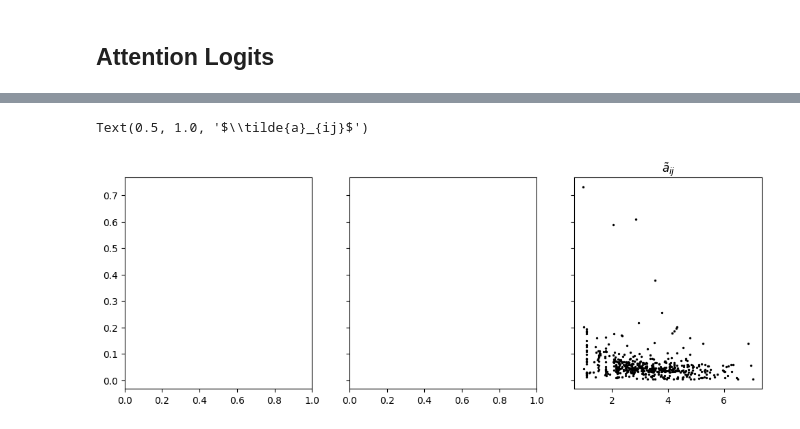
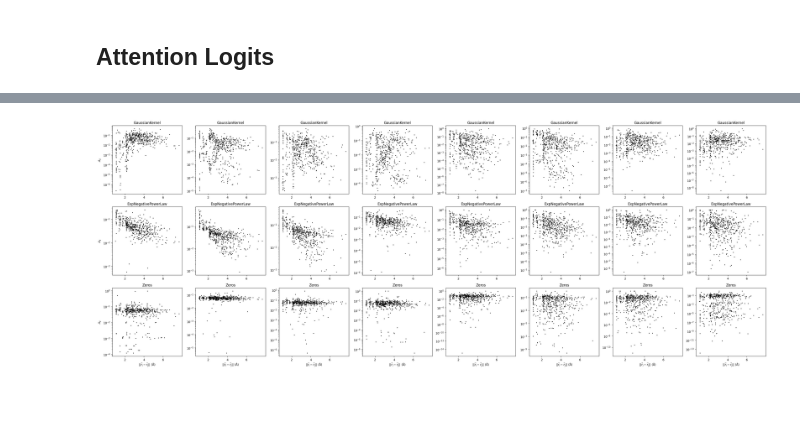
Before and after one commit to jshe2304/molecular_attention_bias, a Jupyter notebook: src/notebooks/attention_scores.ipynb, the cells around one changed output, grey strips where cells are left out. Saved outputs shown, nothing was run; the diff lists cells and outputs as text; code cells hidden in the pictures; blank space fills up the shorter version.

```diff
--- a/src/notebooks/attention_scores.ipynb
+++ b/src/notebooks/attention_scores.ipynb
@@ -55,13 +103,2 @@ d = torch.norm(
-# %%
-
-d = torch.norm(
-    r.unsqueeze(1) - r.unsqueeze(2),
-    dim=-1
-).unsqueeze(1).expand(B, 8, L, L)
-mask = torch.logical_and(d != 0, d < 1e8)
-d = d[mask]
-
-indices = torch.tensor(random.sample(range(len(d)), 512))
-sample_d = d[indices]
 # %% [markdown]
 ## Attention Logits
@@ -82,8 +104,0 @@ sample_attn_logits = attn_logits[indices]
-# %%
-fig, ax = plt.subplots(figsize=(4, 4))
-
-ax.scatter(sample_d, torch.nn.functional.softmax(sample_attn_logits, dim=-1), s=2, color='k')
-ax.set_xlabel(r'$|| \vec{r}_i - \vec{r}_j ||$')
-ax.set_ylabel(r'Attention Probability')
-ax.set_title('Attention\'s dependence on distance')
-fig.tight_layout()
@@ -92,12 +105,23 @@ fig.tight_layout()
-# %%
-fig, (ax0, ax1, ax2) = plt.subplots(1, 3, figsize=(12, 4), sharey=True)
-
-#ax0.scatter(sample_d, sample_qkt, s=2, color='k')
-#ax0.set_title('$QK^T$')
-#ax1.scatter(sample_d, sample_attn_bias, s=2, color='k')
-#ax1.set_title('$b_{ij}$')
-ax2.scatter(sample_d, sample_attn_logits, s=2, color='k')
-ax2.set_title(r'$\tilde{a}_{ij}$')
-# %% [output]
-Text(0.5, 1.0, '$\\tilde{a}_{ij}$')
-[figure, removed]
+# %%
+fig, axs = plt.subplots(
+    len(models),
+    8,
+    figsize=(8 * 4, len(models) * 4)
+)
+
+for i, (model_key, model_activations) in enumerate(attns.items()):
+    for j, block_activations in enumerate(model_activations):
+        attn = block_activations
+
+        sample_attn = attn[mask]
+
+        axs[i, j].scatter(sample_d, sample_attn.detach().numpy(), s=2, color='k')
+        axs[i, j].set_title(f'{model_key}')
+        axs[i, j].set_yscale('log')
+
+for ax in axs[:, 0]: ax.set_ylabel(r'$A_{ij}$')
+for ax in axs[-1, :]: ax.set_xlabel(r'$|| \vec{r}_i - \vec{r}_j ||$ (Å)')
+
+fig.tight_layout()
+# %% [output]
+[figure, added]
```
Also changed, not shown: parts of 6 cells of this notebook, 9 other files.
